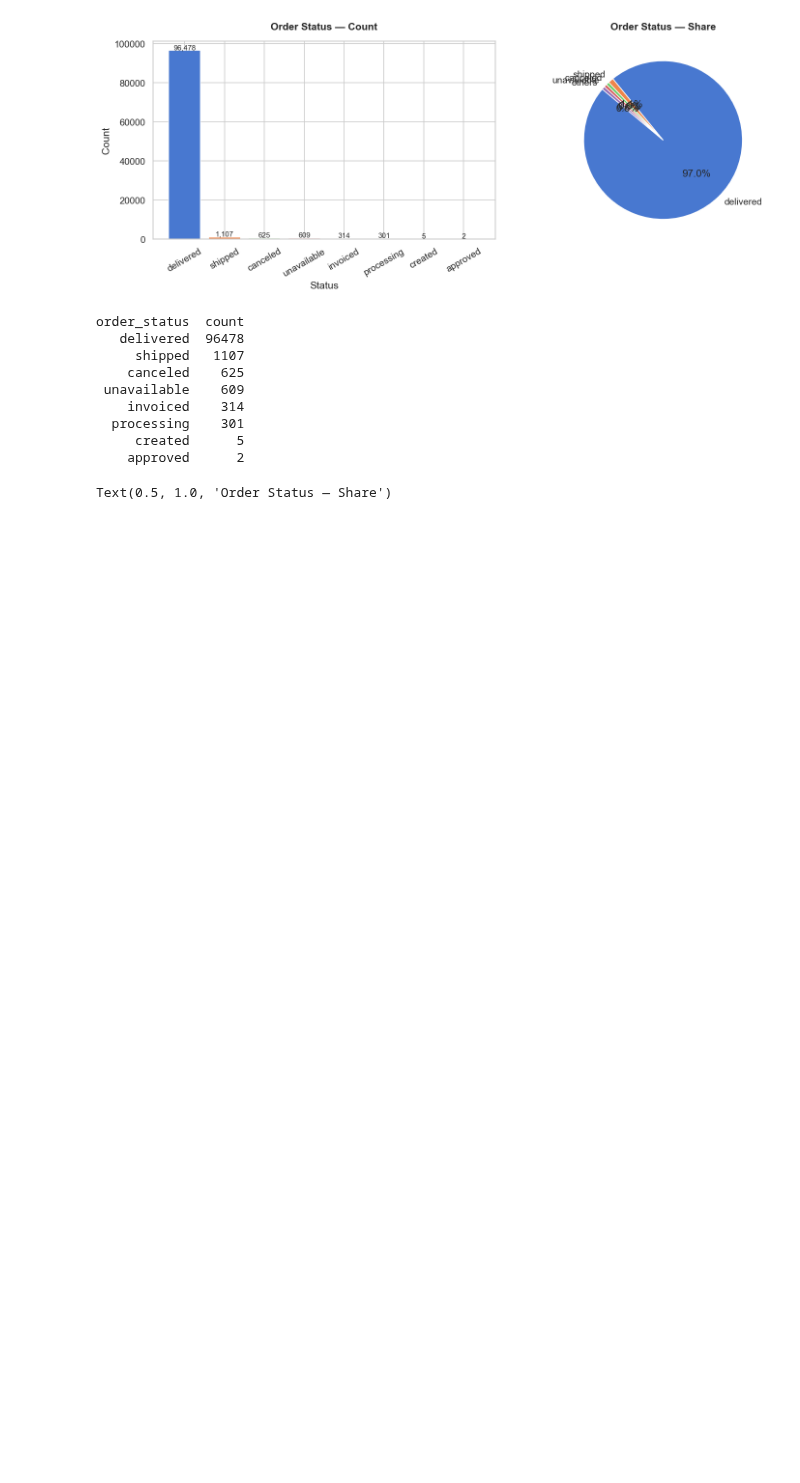
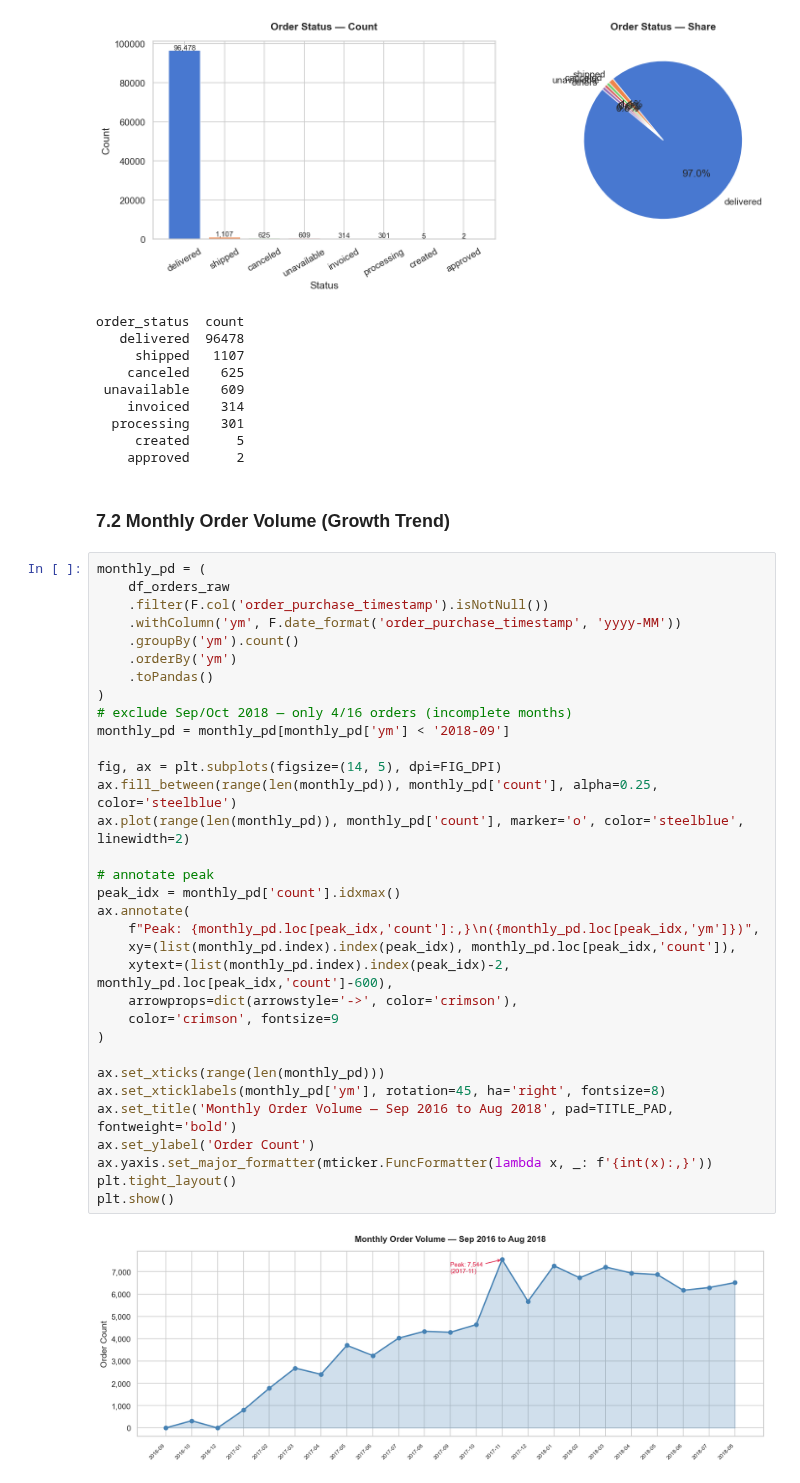
Before and after one commit to Malinda1/ecommerce-recommendation-spark, a Jupyter notebook: notebooks/01_data_loading_cleaning.ipynb, the cells around one changed output. Drawn from its saved outputs; the diff is of its cells as text; blank space fills up the shorter version.

Commit message:
Maked plot for show Monthly order vloume(Groth Trend)

```diff
--- a/notebooks/01_data_loading_cleaning.ipynb
+++ b/notebooks/01_data_loading_cleaning.ipynb
@@ -353,6 +353,40 @@ order_status  count
   processing    301
      created      5
     approved      2
+# %% [markdown]
+### 7.2 Monthly Order Volume (Growth Trend)
 # %%
+monthly_pd = (
+    df_orders_raw
+    .filter(F.col('order_purchase_timestamp').isNotNull())
+    .withColumn('ym', F.date_format('order_purchase_timestamp', 'yyyy-MM'))
+    .groupBy('ym').count()
+    .orderBy('ym')
+    .toPandas()
+)
+# exclude Sep/Oct 2018 — only 4/16 orders (incomplete months)
+monthly_pd = monthly_pd[monthly_pd['ym'] < '2018-09']
+
+fig, ax = plt.subplots(figsize=(14, 5), dpi=FIG_DPI)
+ax.fill_between(range(len(monthly_pd)), monthly_pd['count'], alpha=0.25, color='steelblue')
+ax.plot(range(len(monthly_pd)), monthly_pd['count'], marker='o', color='steelblue', linewidth=2)
+
+# annotate peak
+peak_idx = monthly_pd['count'].idxmax()
+ax.annotate(
+    f"Peak: {monthly_pd.loc[peak_idx,'count']:,}\n({monthly_pd.loc[peak_idx,'ym']})",
+    xy=(list(monthly_pd.index).index(peak_idx), monthly_pd.loc[peak_idx,'count']),
+    xytext=(list(monthly_pd.index).index(peak_idx)-2, monthly_pd.loc[peak_idx,'count']-600),
+    arrowprops=dict(arrowstyle='->', color='crimson'),
+    color='crimson', fontsize=9
+)
+
+ax.set_xticks(range(len(monthly_pd)))
+ax.set_xticklabels(monthly_pd['ym'], rotation=45, ha='right', fontsize=8)
+ax.set_title('Monthly Order Volume — Sep 2016 to Aug 2018', pad=TITLE_PAD, fontweight='bold')
+ax.set_ylabel('Order Count')
+ax.yaxis.set_major_formatter(mticker.FuncFormatter(lambda x, _: f'{int(x):,}'))
+plt.tight_layout()
+plt.show()
 # %% [output]
-Text(0.5, 1.0, 'Order Status — Share')
+[figure, added]
```
